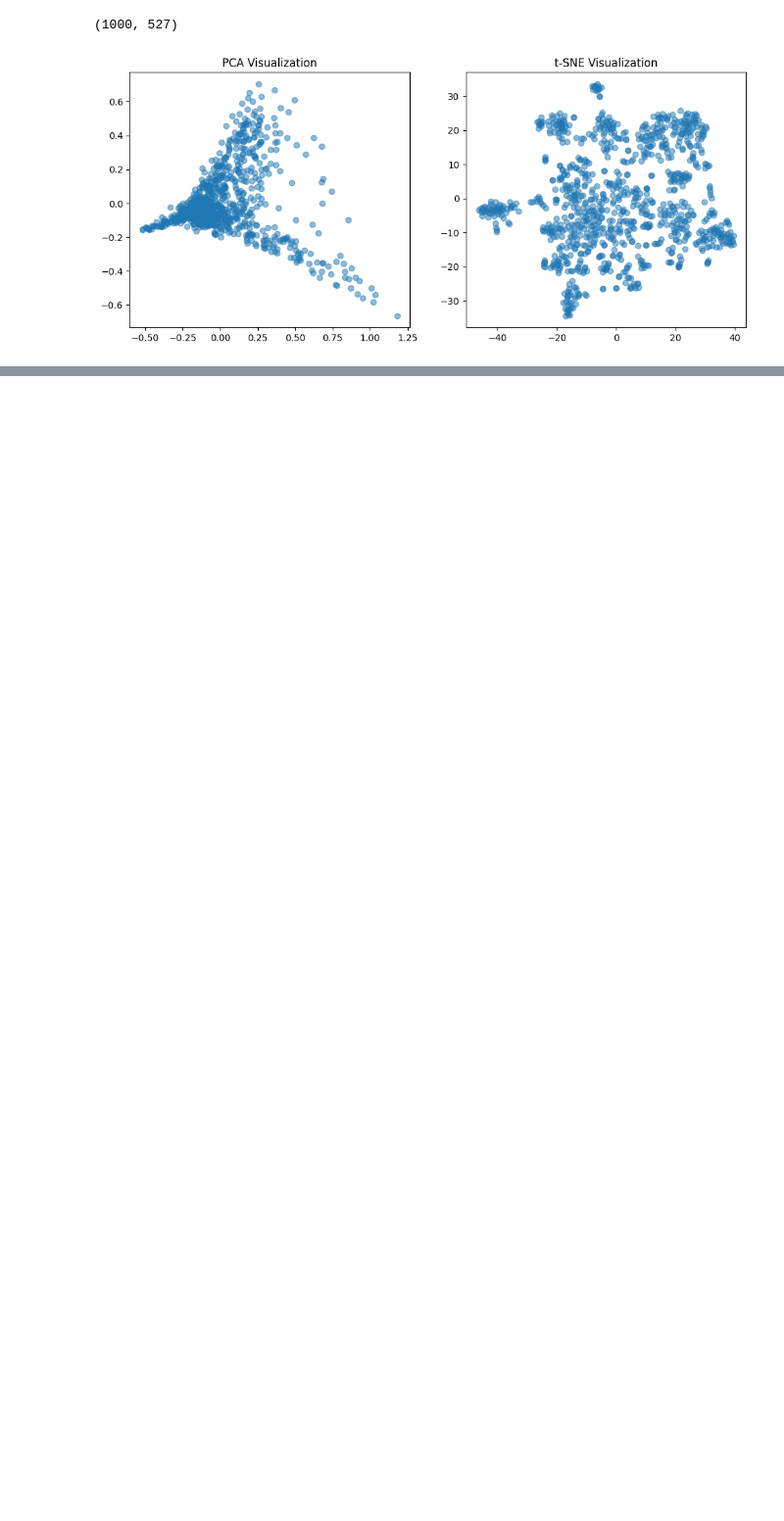
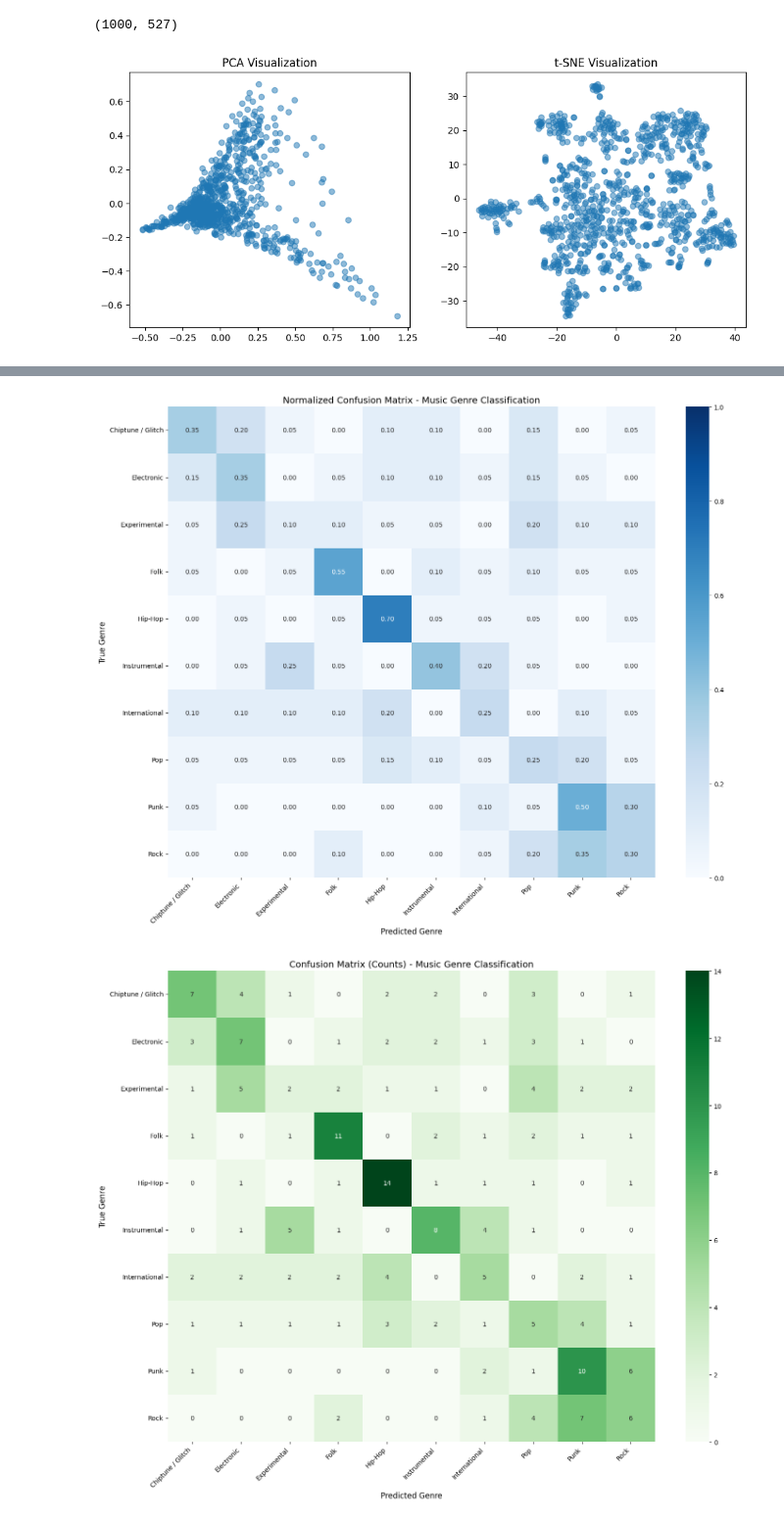
Before and after one commit to prospy0250/final_project_introduction_to_ai, a Jupyter notebook: instrument_task/instrument_task.ipynb, the cells around one changed output, grey strips where cells are left out. Shown: that part at 98% size. Saved outputs shown, nothing was run; the diff lists cells and outputs as text; code cells hidden in the pictures; blank space fills up the shorter version.

```diff
--- a/instrument_task/instrument_task.ipynb
+++ b/instrument_task/instrument_task.ipynb
@@ -84,0 +364,7 @@ plt.show()
+# %%
+# Usage example
+embeddings_wav2vec, labels = extract_dataset_embeddings(dataset['train'])
+
+# Save embeddings and labels
+np.save("wav2vec2_embeddings.npy", embeddings_wav2vec)
+np.save("wav2vec2_labels.npy", np.array(labels))
@@ -84,0 +400,68 @@ plt.show()
+# %%
+import matplotlib.pyplot as plt
+import seaborn as sns
+from sklearn.metrics import confusion_matrix
+import numpy as np
+
+# Assuming you have:
+# - clf: your trained RandomForest classifier
+# - X_test, y_test: test data
+# - label_encoder: your LabelEncoder instance
+
+# Get predictions
+y_pred = clf.predict(X_test)
+
+# Generate confusion matrix
+cm = confusion_matrix(y_test, y_pred)
+
+# Normalize the confusion matrix (optional)
+cm_normalized = cm.astype('float') / cm.sum(axis=1)[:, np.newaxis]
+
+# Get class names
+class_names = label_encoder.classes_
+
+# Create figure
+plt.figure(figsize=(15, 12))
+
+# Plot confusion matrix
+sns.heatmap(cm_normalized,
+            annot=True,
+            fmt=".2f",
+            cmap="Blues",
+            xticklabels=class_names,
+            yticklabels=class_names,
+            vmin=0, vmax=1)
+
+# Add labels and title
+plt.title('Normalized Confusion Matrix - Music Genre Classification', fontsize=14)
+plt.xlabel('Predicted Genre', fontsize=12)
+plt.ylabel('True Genre', fontsize=12)
+plt.xticks(rotation=45, ha='right', fontsize=10)
+plt.yticks(rotation=0, fontsize=10)
+
+# Add colorbar
+cbar = plt.gcf().axes[-1]
+cbar.tick_params(labelsize=10)
+
+plt.tight_layout()
+plt.show()
+
+# Print raw numbers version
+plt.figure(figsize=(15, 12))
+sns.heatmap(cm,
+            annot=True,
+            fmt="d",
+            cmap="Greens",
+            xticklabels=class_names,
+            yticklabels=class_names)
+
+plt.title('Confusion Matrix (Counts) - Music Genre Classification', fontsize=14)
+plt.xlabel('Predicted Genre', fontsize=12)
+plt.ylabel('True Genre', fontsize=12)
+plt.xticks(rotation=45, ha='right', fontsize=10)
+plt.yticks(rotation=0, fontsize=10)
+plt.tight_layout()
+plt.show()
+# %% [output]
+[figure, added]
+[figure, added]
```
Also changed, not shown: parts of 11 cells of this notebook, 6 other files.
